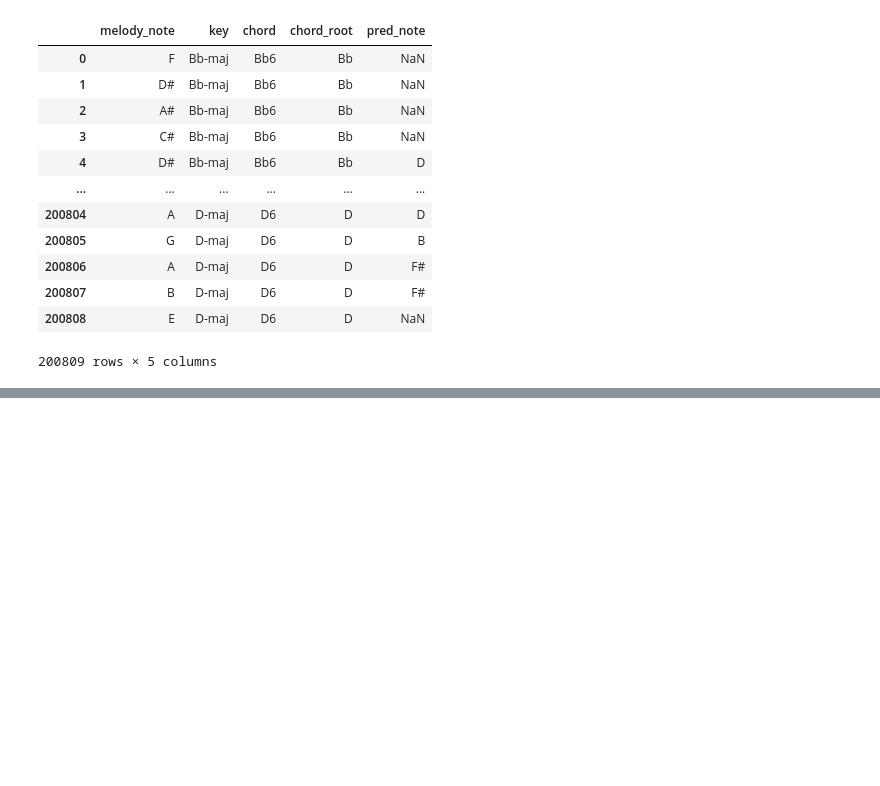
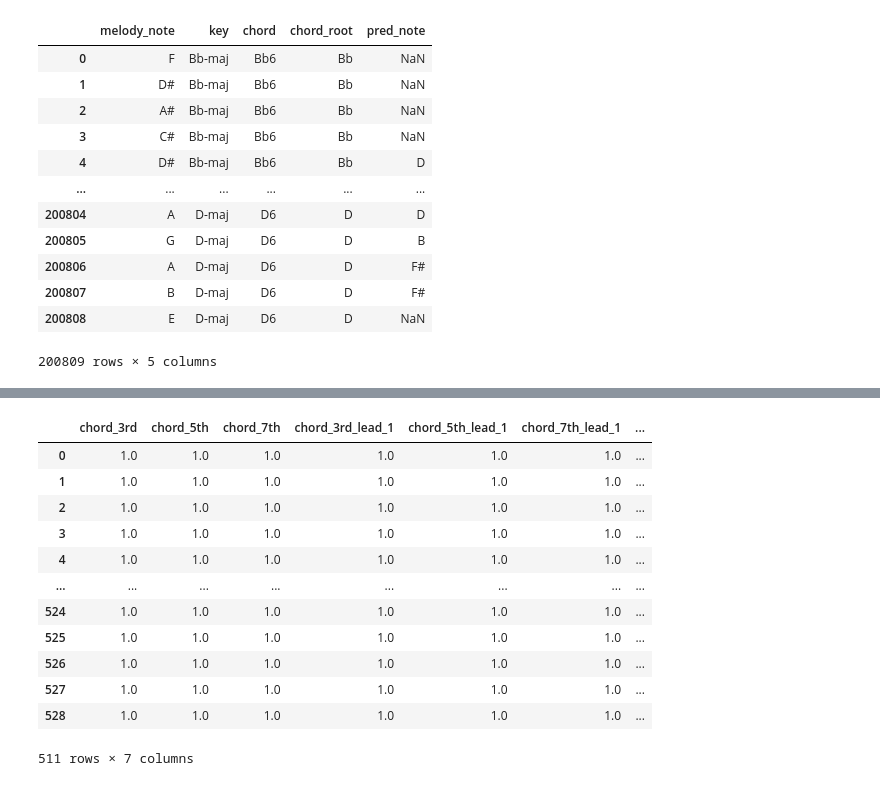
Before and after one commit to TheArvinLim/JazzAI, a Jupyter notebook: test_feature_matrix.ipynb, the cells around one changed output, grey strips where cells are left out. Saved outputs shown, nothing was run; the diff lists cells and outputs as text; code cells hidden in the pictures; blank space fills up the shorter version.

```diff
--- a/test_feature_matrix.ipynb
+++ b/test_feature_matrix.ipynb
@@ -103,0 +80,33 @@ for i in range(len(struct_df)):
+# %%
+import numpy as np
+
+from src.feature_matrix import create_feature_matrix
+
+struct_df = joined.query('melid==1')[['chord_3rd', 'chord_5th', 'chord_7th', 'chord_root_num']]
+struct_df = create_feature_matrix(struct_df, melody_note_col=None, chord_root_lags=range(-1,-2,-1), chord_type_lags=range(-1,-2,-1), group_by_col=None)
+
+# melody_cols = [col for col in struct_df.columns if 'chord_root_melody_note' in col]
+
+init_notes = ["5", "4", "1", "b3"]
+
+init_notes = pd.DataFrame(init_notes[::-1]).T
+init_notes.columns = [f"chord_root_melody_lag_{i+1}_interval" for i in range(4)]
+
+# struct_df = struct_df.drop(melody_cols, axis=1)
+
+display(struct_df)
+display(init_notes)
+# %% [output]
+|  | chord_3rd | chord_5th | chord_7th | chord_3rd_lead_1 | chord_5th_lead_1 | chord_7th_lead_1 | ... |
+| 0 | 1.0 | 1.0 | 1.0 | 1.0 | 1.0 | 1.0 | ... |
+| 1 | 1.0 | 1.0 | 1.0 | 1.0 | 1.0 | 1.0 | ... |
+| 2 | 1.0 | 1.0 | 1.0 | 1.0 | 1.0 | 1.0 | ... |
+| 3 | 1.0 | 1.0 | 1.0 | 1.0 | 1.0 | 1.0 | ... |
+| 4 | 1.0 | 1.0 | 1.0 | 1.0 | 1.0 | 1.0 | ... |
+| ... | ... | ... | ... | ... | ... | ... | ... |
+| 524 | 1.0 | 1.0 | 1.0 | 1.0 | 1.0 | 1.0 | ... |
+| 525 | 1.0 | 1.0 | 1.0 | 1.0 | 1.0 | 1.0 | ... |
+| 526 | 1.0 | 1.0 | 1.0 | 1.0 | 1.0 | 1.0 | ... |
+| 527 | 1.0 | 1.0 | 1.0 | 1.0 | 1.0 | 1.0 | ... |
+| 528 | 1.0 | 1.0 | 1.0 | 1.0 | 1.0 | 1.0 | ... |
+511 rows × 7 columns
```
Also changed, not shown: parts of 7 cells of this notebook.
